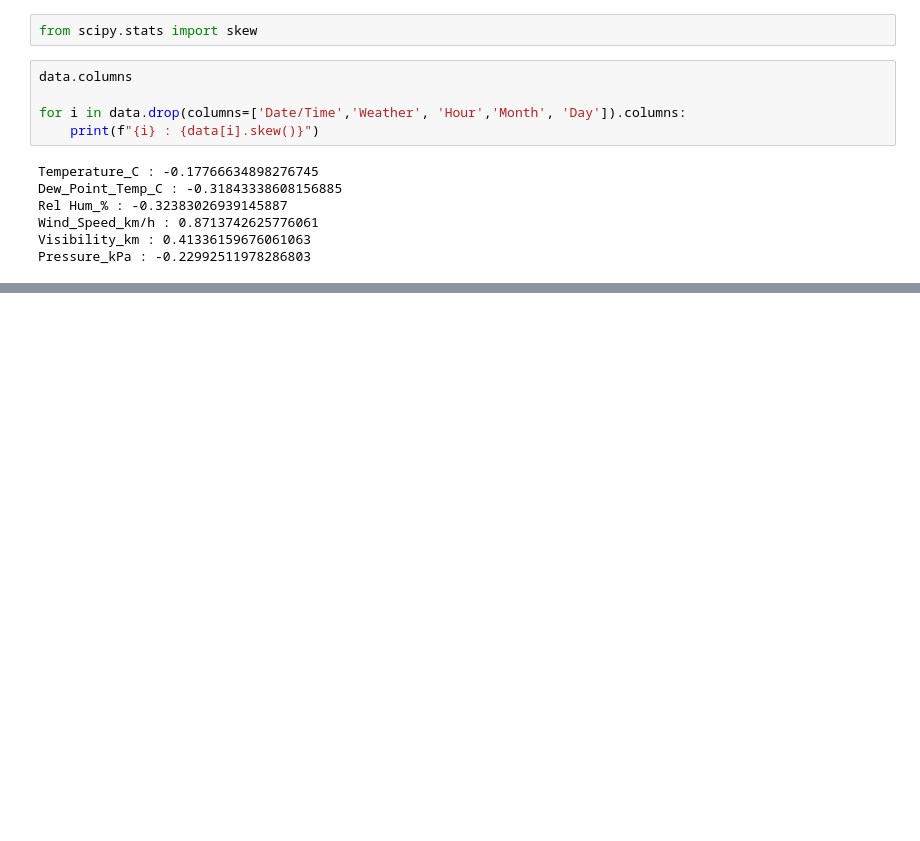
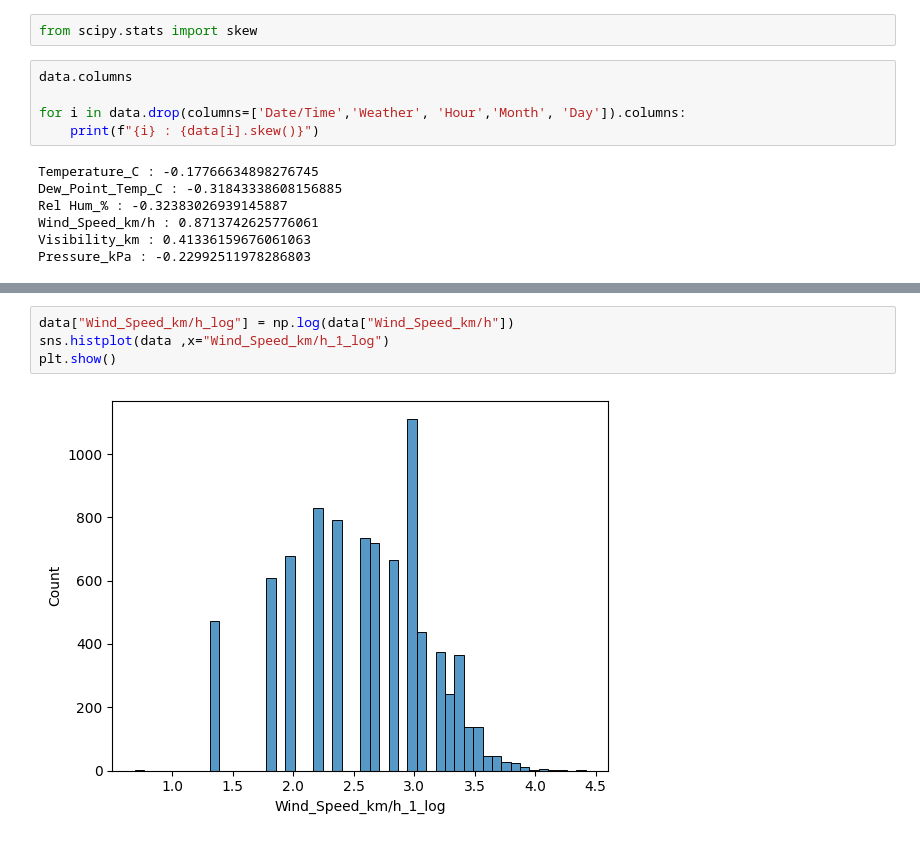
Before and after one commit to trailokya-world/Weather-Data-Analysis, a Jupyter notebook: ML Extention/Data Cleaning and Preprocessing.ipynb, the cells around one changed output, grey strips where cells are left out. Saved outputs shown, nothing was run; the diff lists cells and outputs as text; blank space fills up the shorter version.

```diff
--- a/ML Extention/Data Cleaning and Preprocessing.ipynb
+++ b/ML Extention/Data Cleaning and Preprocessing.ipynb
@@ -100,0 +106,6 @@ Pressure_kPa : -0.22992511978286803
+# %%
+data["Wind_Speed_km/h_log"] = np.log(data["Wind_Speed_km/h"])
+sns.histplot(data ,x="Wind_Speed_km/h_1_log")
+plt.show()
+# %% [output]
+[figure, added]
```
Also changed, not shown: parts of 2 cells of this notebook.
